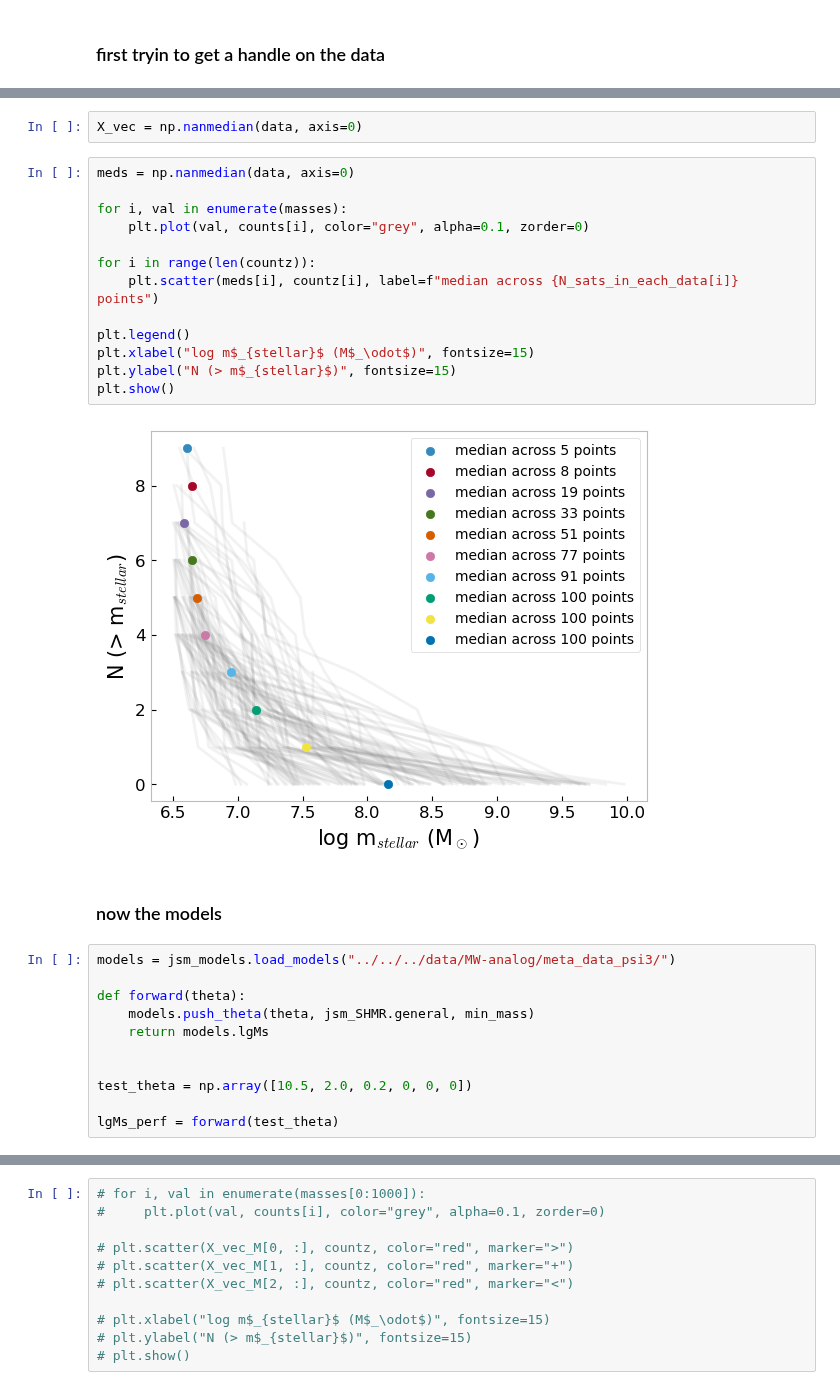
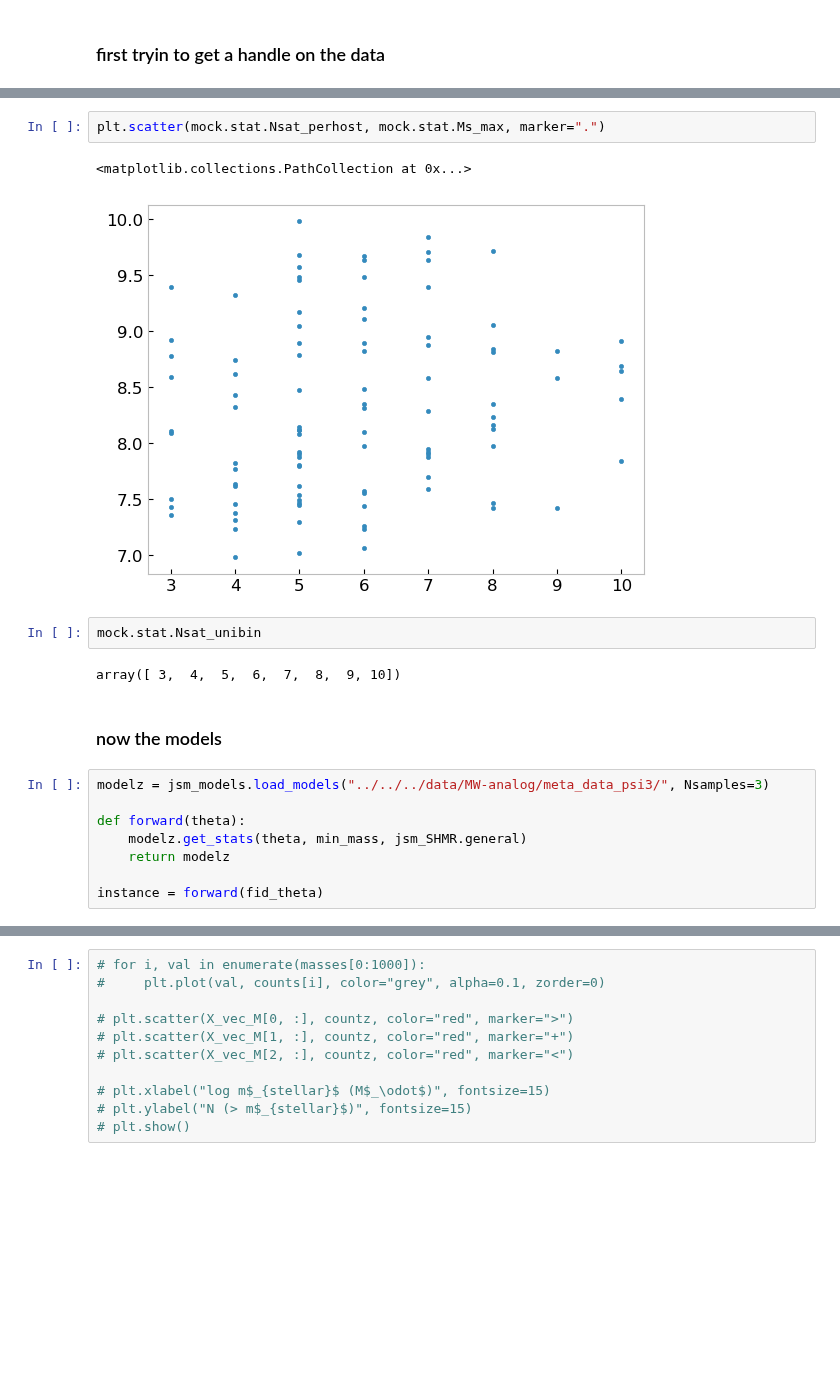
Before and after one commit to jsmonzon/SatGen, a Jupyter notebook: mcmc/notebooks/new_stats_fid.ipynb, the cells around one changed output, grey strips where cells are left out. Drawn from its saved outputs; the diff is of its cells as text; blank space fills up the shorter version.

```diff
--- a/mcmc/notebooks/new_stats_fid.ipynb
+++ b/mcmc/notebooks/new_stats_fid.ipynb
@@ -142,30 +32,19 @@ Text(0, 0.5, 'number of satellites')
-# %%
-X_vec = np.nanmedian(data, axis=0)
-# %%
-meds = np.nanmedian(data, axis=0)
-
-for i, val in enumerate(masses):
-    plt.plot(val, counts[i], color="grey", alpha=0.1, zorder=0)
-
-for i in range(len(countz)):
-    plt.scatter(meds[i], countz[i], label=f"median across {N_sats_in_each_data[i]} points")
-
-plt.legend()
-plt.xlabel("log m$_{stellar}$ (M$_\odot$)", fontsize=15)
-plt.ylabel("N (> m$_{stellar}$)", fontsize=15)
-plt.show()
-# %% [output]
-[figure, removed]
+# %%
+plt.scatter(mock.stat.Nsat_perhost, mock.stat.Ms_max, marker=".")
+# %% [output]
+<matplotlib.collections.PathCollection at 0x...>
+[figure, added]
+# %%
+mock.stat.Nsat_unibin
+# %% [output]
+array([ 3,  4,  5,  6,  7,  8,  9, 10])
 # %% [markdown]
 ### now the models
 # %%
-models = jsm_models.load_models("../../../data/MW-analog/meta_data_psi3/")
+modelz = jsm_models.load_models("../../../data/MW-analog/meta_data_psi3/", Nsamples=3)
 
 def forward(theta):
-    models.push_theta(theta, jsm_SHMR.general, min_mass)
-    return models.lgMs
+    modelz.get_stats(theta, min_mass, jsm_SHMR.general)
+    return modelz
 
-
-test_theta = np.array([10.5, 2.0, 0.2, 0, 0, 0])
-
-lgMs_perf = forward(test_theta)
+instance = forward(fid_theta)
```
Also changed, not shown: parts of 38 cells of this notebook, 36 other files.
